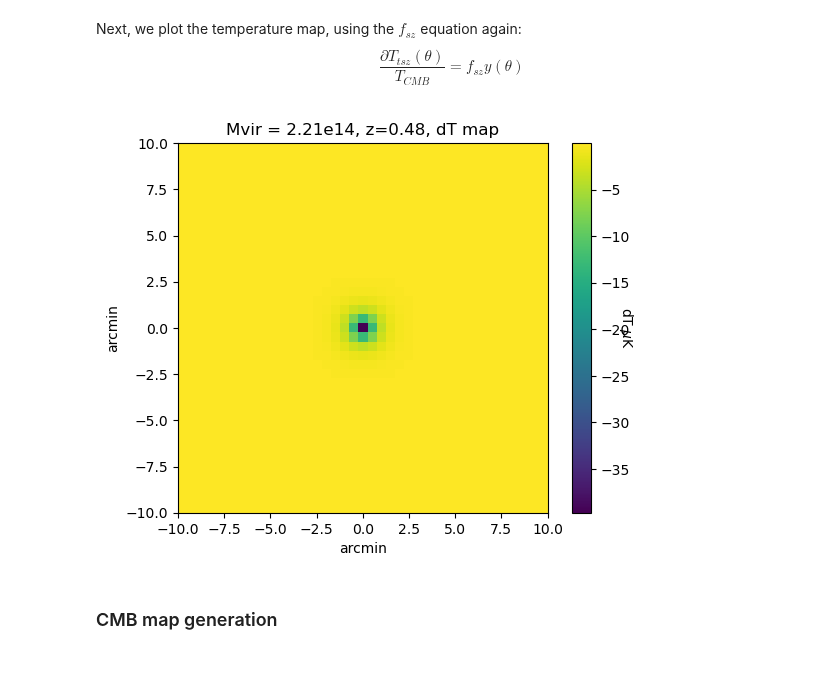
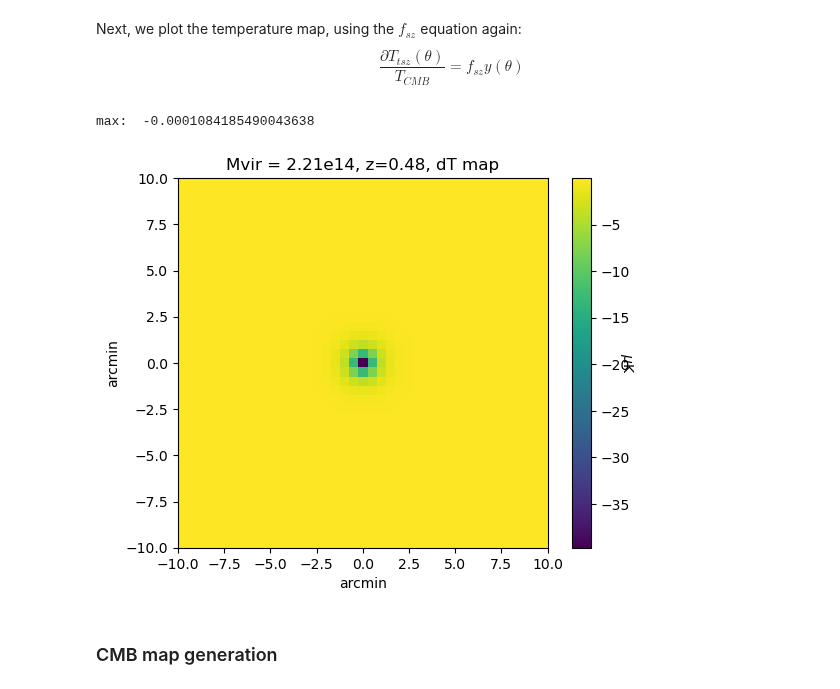
Before and after one commit to deepskies/DeepSZSim, a Jupyter notebook: notebooks/demo_full_pipeline.ipynb, the cells around one changed output. Drawn from its saved outputs; the diff is of its cells as text; code cells hidden in the pictures.

```diff
--- a/notebooks/demo_full_pipeline.ipynb
+++ b/notebooks/demo_full_pipeline.ipynb
@@ -162,9 +162,11 @@ max:  1.5285493023435713e-05
 Next, we plot the temperature map, using the $f_{sz}$ equation again: $$ \frac{\partial T_{tsz} (\theta)}{T_{CMB}} = f_{sz}  y(\theta)$$
 # %%
 dT_map = (y_map * d["cosmo"].Tcmb0 * fSZ).to(u.uK).value
-visualization.plot_graphs(dT_map,'Mvir = 2.21e14, z=0.48, dT map','arcmin','arcmin','dT $\mu$K',extend=True)
+visualization.plot_graphs(dT_map,'Mvir = 2.21e14, z=0.48, dT map','arcmin','arcmin','$\mu$K',extend=True)
+print('max: ', dT_map.max())
 # %% [output]
+max:  -0.0001084185490043638
-[figure, old version]
+[figure, new version]
 # %% [markdown]
 ### CMB map generation
 # %% [markdown]
```
Also changed, not shown: parts of 7 cells of this notebook, 7 other files.
